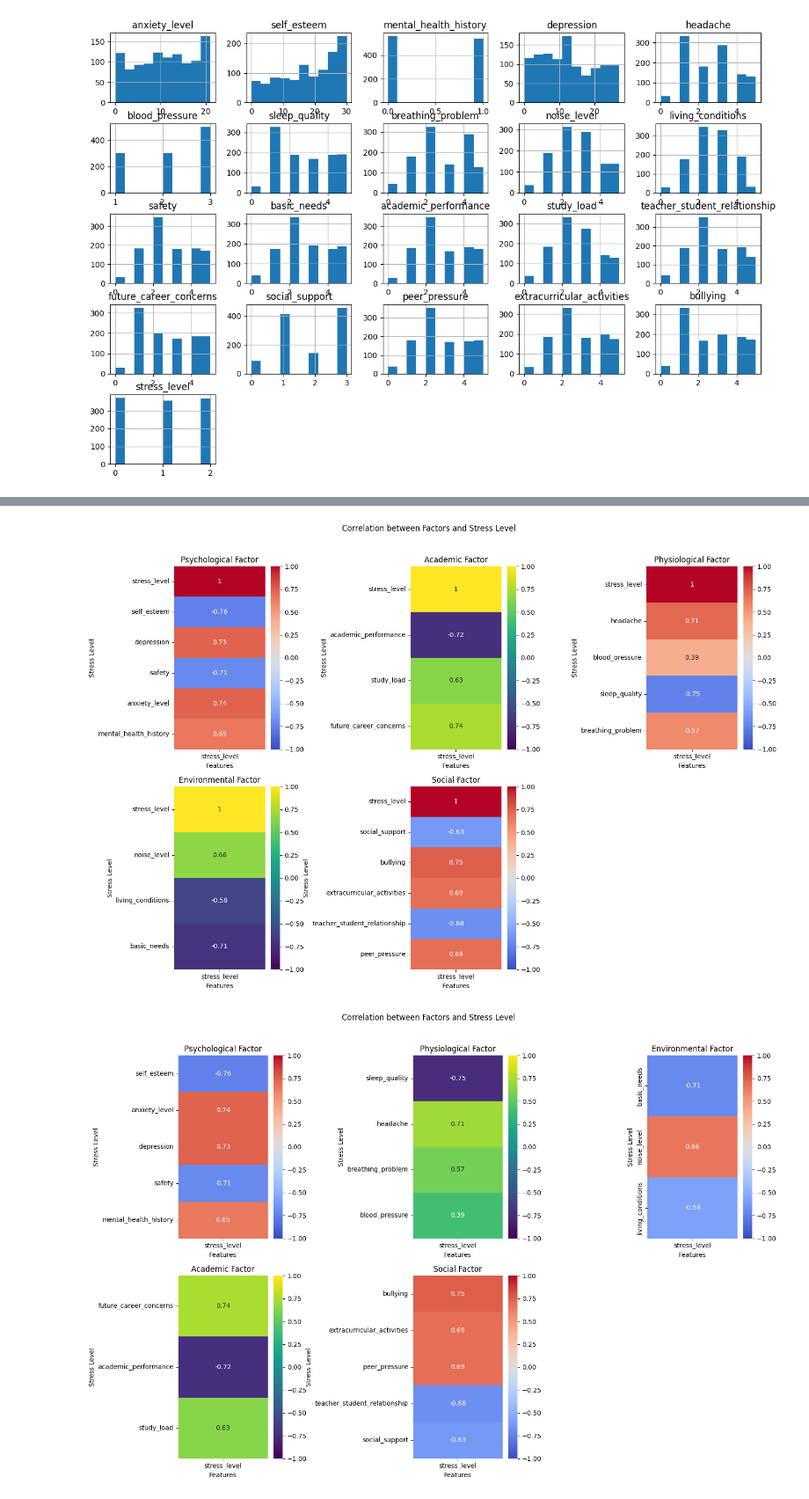
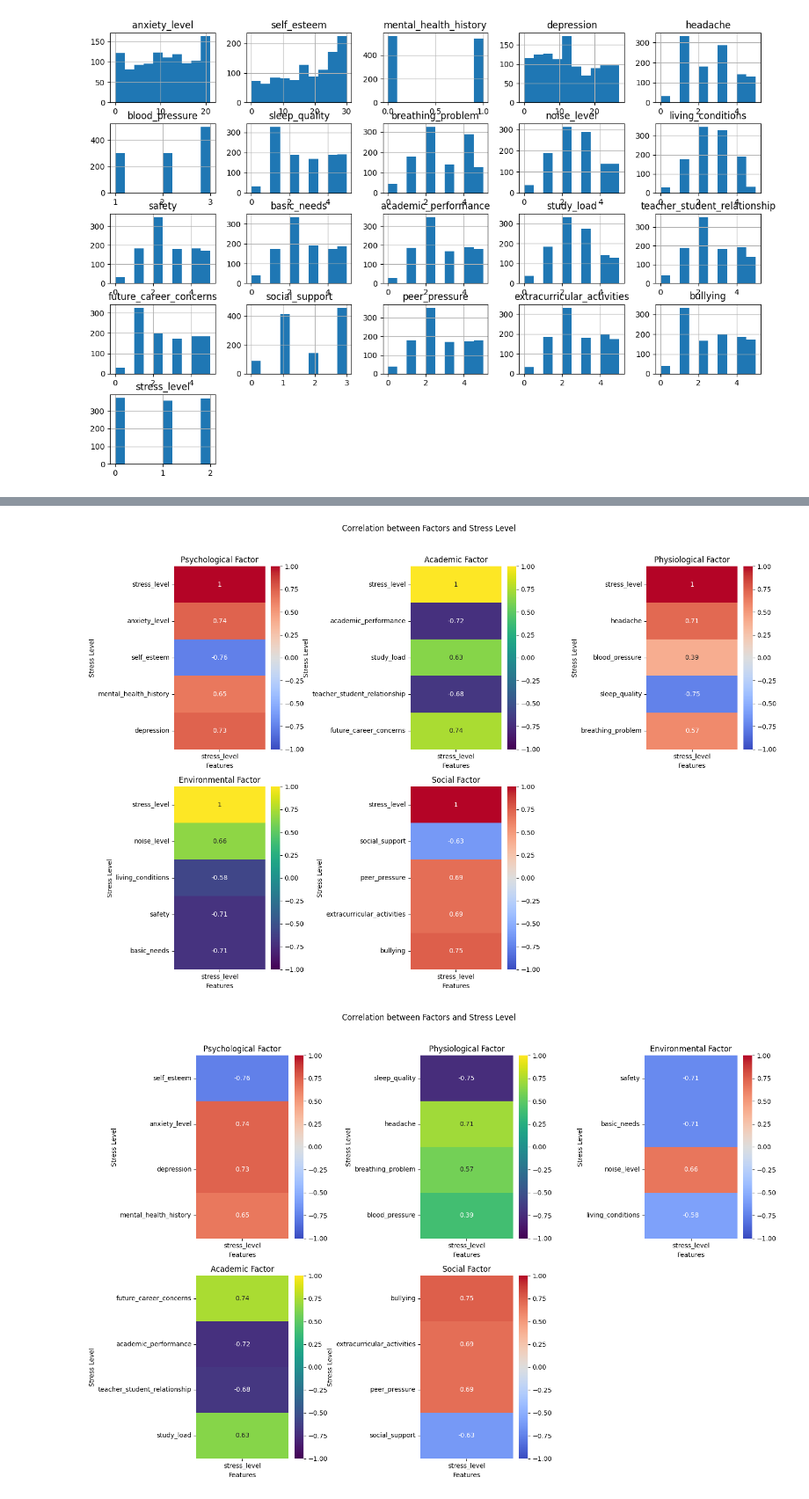
Before and after one commit to Vghxv/112-1-EDM, a Jupyter notebook: find.ipynb, the cells around one changed output, grey strips where cells are left out. Shown at 88% size. Cells and saved outputs as stored; diff of their text form; code cells hidden in the pictures.

```diff
--- a/find.ipynb
+++ b/find.ipynb
@@ -107,0 +112,16 @@ plt.show()
+# %%
+# Create a new column indicating whether headache frequency is <3 or >=3
+data['academic_performance_group'] = data['academic_performance'] < 3
+
+# Count values
+academic_performance_counts = data['academic_performance_group'].value_counts()
+
+# Create a pie chart
+plt.figure(figsize=(8, 8))
+plt.pie(academic_performance_counts, labels=['<3', '>=3'], autopct='%1.1f%%', colors=sns.color_palette('viridis', len(academic_performance_counts)))
+
+# Adding title
+plt.title(f'Distribution of Academic Performance')
+
+# Show the plot
+plt.show()
@@ -658,11 +749,11 @@ Name: stress_level, dtype: float64
 # %%
 # List of factors and their corresponding columns
 factors = {
-    'Psychological': ['self_esteem', 'depression', 'safety', 'anxiety_level', 'mental_health_history'],
+    'Psychological': ['anxiety_level', 'self_esteem', 'mental_health_history', 'depression'],
     'Physiological': ['headache', 'blood_pressure', 'sleep_quality', 'breathing_problem'],
-    'Environmental': ['noise_level', 'living_conditions', 'basic_needs'],
-    'Academic': ['academic_performance', 'study_load', 'future_career_concerns'],
-    'Social': ['social_support', 'bullying', 'extracurricular_activities', 'teacher_student_relationship', 'peer_pressure']
+    'Environmental': ['noise_level', 'living_conditions', 'safety', 'basic_needs'],
+    'Academic': ['academic_performance', 'study_load', 'teacher_student_relationship', 'future_career_concerns'],
+    'Social': ['social_support', 'peer_pressure', 'extracurricular_activities', 'bullying']
 }
 
 # Calculate correlation coefficients
@@ -684,11 +775,11 @@ plt.show()
 # %%
 # List of factors and their corresponding columns
 factors = {
-    'Psychological': ['self_esteem', 'depression', 'safety', 'anxiety_level', 'mental_health_history'],
+    'Psychological': ['anxiety_level', 'self_esteem', 'mental_health_history', 'depression'],
     'Physiological': ['headache', 'blood_pressure', 'sleep_quality', 'breathing_problem'],
-    'Environmental': ['noise_level', 'living_conditions', 'basic_needs'],
-    'Academic': ['academic_performance', 'study_load', 'future_career_concerns'],
-    'Social': ['social_support', 'bullying', 'extracurricular_activities', 'teacher_student_relationship', 'peer_pressure']
+    'Environmental': ['noise_level', 'living_conditions', 'safety', 'basic_needs'],
+    'Academic': ['academic_performance', 'study_load', 'teacher_student_relationship', 'future_career_concerns'],
+    'Social': ['social_support', 'peer_pressure', 'extracurricular_activities', 'bullying']
 }
 
 # Set up the subplots
@@ -722,15 +813,15 @@ plt.tight_layout()
 # Show the plot
 plt.show()
 # %% [output]
-[figure, old version]
+[figure, new version]
 # %%
 # List of factors and their corresponding columns
 factors = {
-    'Psychological': ['self_esteem', 'depression', 'safety', 'anxiety_level', 'mental_health_history'],
+    'Psychological': ['anxiety_level', 'self_esteem', 'mental_health_history', 'depression'],
     'Physiological': ['headache', 'blood_pressure', 'sleep_quality', 'breathing_problem'],
-    'Environmental': ['noise_level', 'living_conditions', 'basic_needs'],
-    'Academic': ['academic_performance', 'study_load', 'future_career_concerns'],
-    'Social': ['social_support', 'bullying', 'extracurricular_activities', 'teacher_student_relationship', 'peer_pressure']
+    'Environmental': ['noise_level', 'living_conditions', 'safety', 'basic_needs'],
+    'Academic': ['academic_performance', 'study_load', 'teacher_student_relationship', 'future_career_concerns'],
+    'Social': ['social_support', 'peer_pressure', 'extracurricular_activities', 'bullying']
 }
 
 # Set up the subplots
@@ -754,31 +845,31 @@ sorted_features = list(dict.fromkeys(sorted_features))
 # Loop through each factor and plot the correlation heatmap
 for i, (factor, columns) in enumerate(factors.items()):
     correlation_matrix = data[['stress_level'] + columns].corr()
 
     # Sort columns based on correlation
     sorted_columns = sorted(columns, key=lambda x: abs(correlation_matrix.loc['stress_level', x]), reverse=True)
 
     # Choose a color map for better differentiation
     cmap = 'coolwarm' if i % 2 == 0 else 'viridis'
 
     sns.heatmap(correlation_matrix.loc[sorted_columns, ['stress_level']], annot=True, cmap=cmap, vmin=-1, vmax=1, ax=axes[i])
 
     # Adding labels and title
     axes[i].set_title(f'{factor} Factor')
     axes[i].set_xlabel('Features')
     axes[i].set_ylabel('Stress Level')
 
     # Set y-axis labels based on sorted columns
     axes[i].set_yticklabels(sorted_columns)
 
 # Remove empty subplots
 for i in range(len(factors), len(axes)):
     fig.delaxes(axes[i])
 
 # Adjust layout to prevent overlap
 plt.tight_layout()
 
 # Show the plot
 plt.show()
 # %% [output]
-[figure, old version]
+[figure, new version]
```
Also changed, not shown: parts of 30 cells of this notebook, 1 other file.
